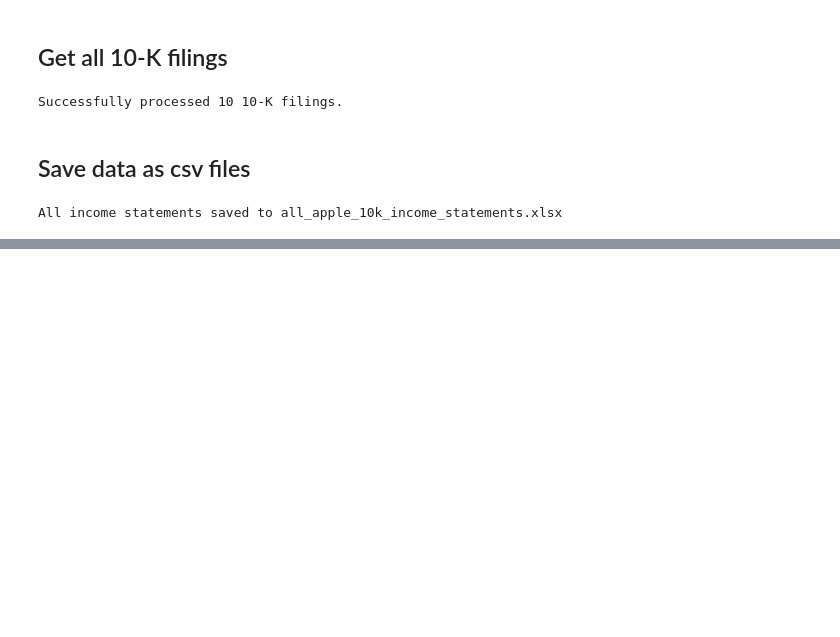
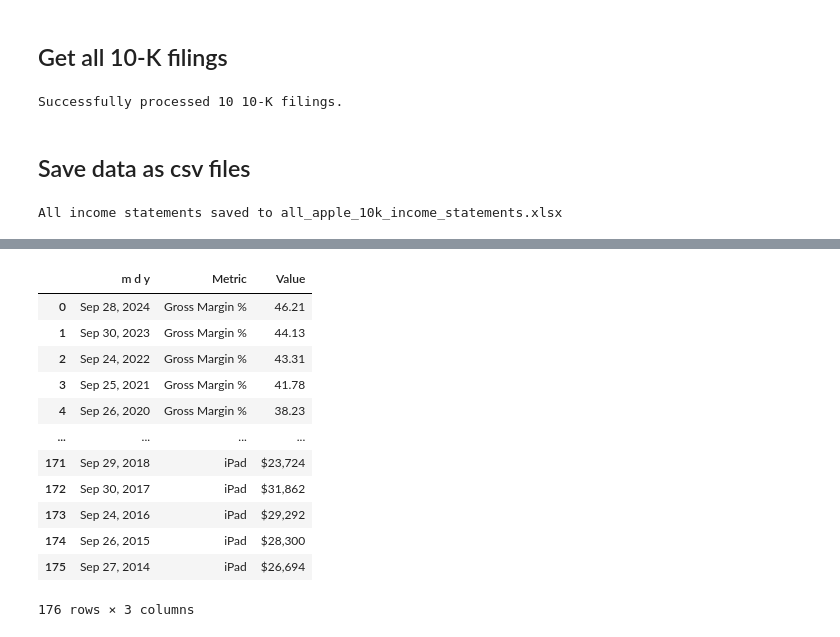
Before and after one commit to pakkapol-s/Data-Analysis-Projects, a Jupyter notebook: Edgar_Tools/Apple_filings.ipynb, the cells around one changed output, grey strips where cells are left out. Cells and saved outputs as stored; diff of their text form; code cells hidden in the pictures; blank space fills up the shorter version.

```diff
--- a/Edgar_Tools/Apple_filings.ipynb
+++ b/Edgar_Tools/Apple_filings.ipynb
@@ -431,0 +452,22 @@ All income statements saved to all_apple_10k_income_statements.xlsx
+# %%
+df_long = df.melt(
+    id_vars=["m d y"],
+    var_name="Metric",
+    value_name="Value"
+)
+
+df_long
+# %% [output]
+|  | m d y | Metric | Value |
+| 0 | Sep 28, 2024 | Gross Margin % | 46.21 |
+| 1 | Sep 30, 2023 | Gross Margin % | 44.13 |
+| 2 | Sep 24, 2022 | Gross Margin % | 43.31 |
+| 3 | Sep 25, 2021 | Gross Margin % | 41.78 |
+| 4 | Sep 26, 2020 | Gross Margin % | 38.23 |
+| ... | ... | ... | ... |
+| 171 | Sep 29, 2018 | iPad | $23,724 |
+| 172 | Sep 30, 2017 | iPad | $31,862 |
+| 173 | Sep 24, 2016 | iPad | $29,292 |
+| 174 | Sep 26, 2015 | iPad | $28,300 |
+| 175 | Sep 27, 2014 | iPad | $26,694 |
+176 rows × 3 columns
```
Also changed, not shown: parts of 4 cells of this notebook, 2 other files.
